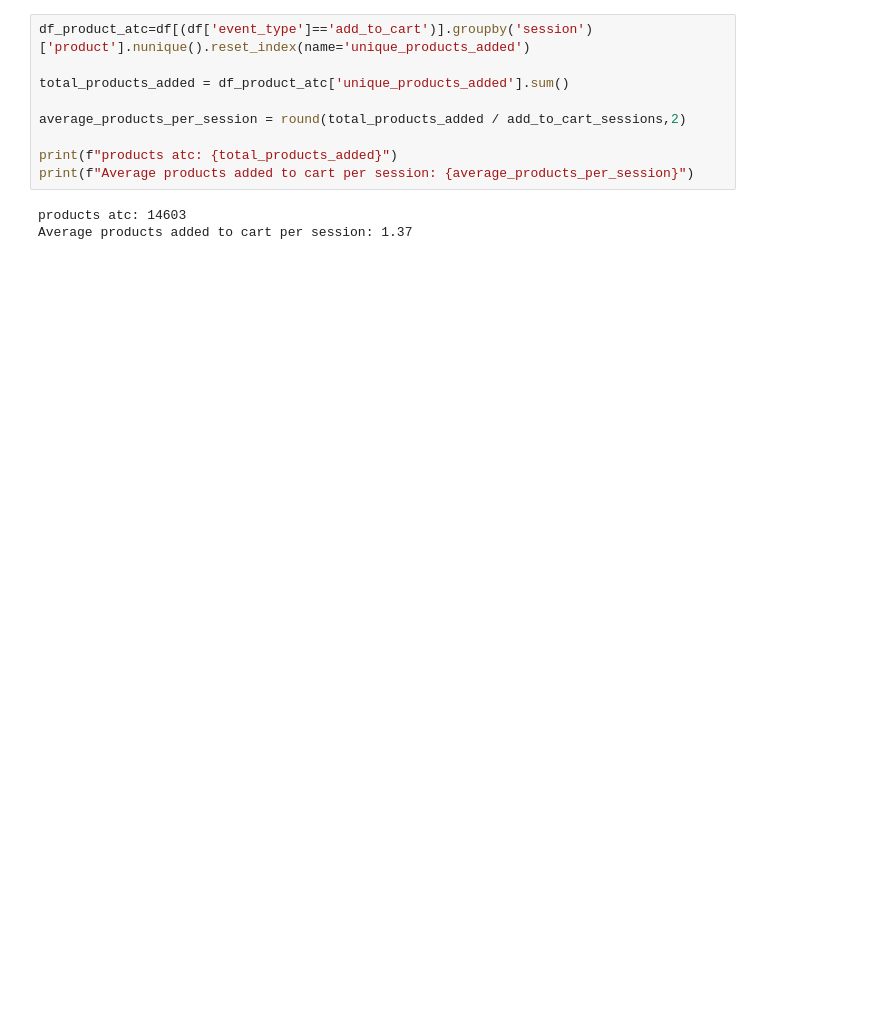
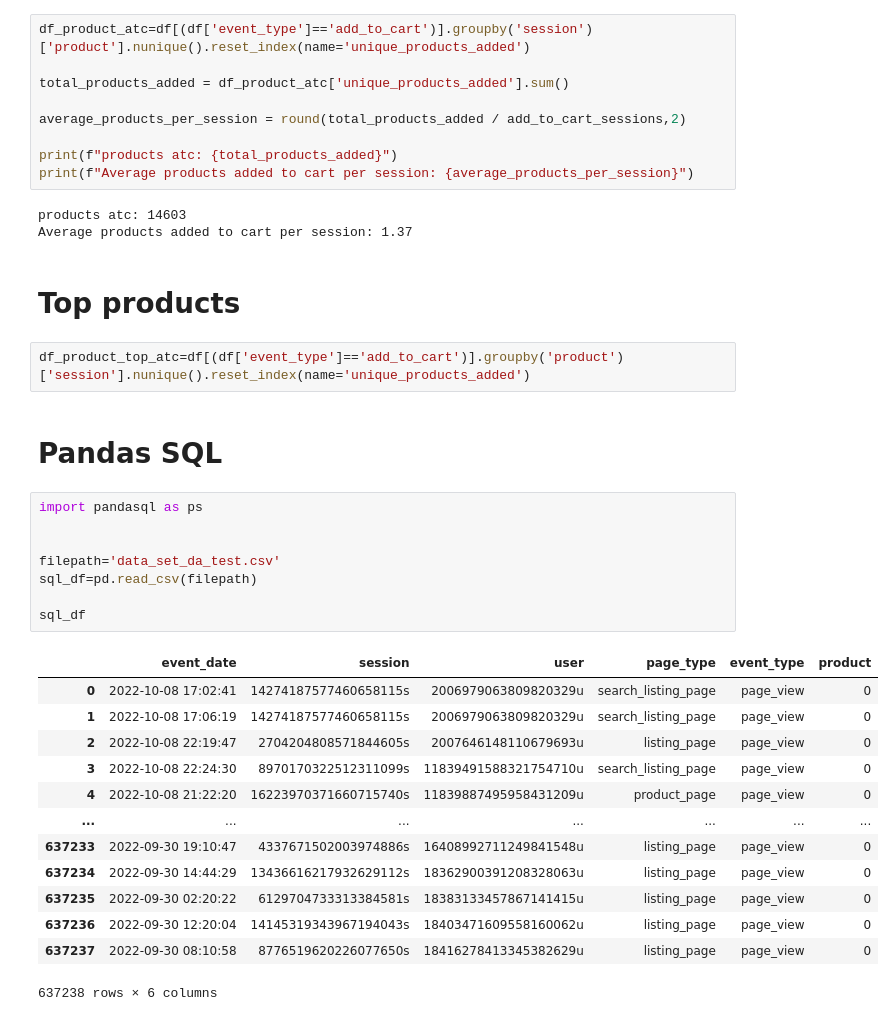
Before and after one commit to jvanalytics/ecommerce_dashboard_streamlit, a Jupyter notebook: notebook.ipynb, the cells around one changed output. Drawn from its saved outputs; the diff is of its cells as text; blank space fills up the shorter version.

```diff
--- a/notebook.ipynb
+++ b/notebook.ipynb
@@ -370,3 +453,31 @@ print(f"Average products added to cart per session: {average_products_per_sessio
 # %% [output]
 products atc: 14603
 Average products added to cart per session: 1.37
+# %% [markdown]
+# Top products
+# %%
+df_product_top_atc=df[(df['event_type']=='add_to_cart')].groupby('product')['session'].nunique().reset_index(name='unique_products_added')
+# %% [markdown]
+# Pandas SQL
+# %%
+import pandasql as ps
+
+
+filepath='data_set_da_test.csv'
+sql_df=pd.read_csv(filepath)
+
+sql_df
+# %% [output]
+|  | event_date | session | user | page_type | event_type | product |
+| 0 | 2022-10-08 17:02:41 | 14274187577460658115s | 2006979063809820329u | search_listing_page | page_view | 0 |
+| 1 | 2022-10-08 17:06:19 | 14274187577460658115s | 2006979063809820329u | search_listing_page | page_view | 0 |
+| 2 | 2022-10-08 22:19:47 | 2704204808571844605s | 2007646148110679693u | listing_page | page_view | 0 |
+| 3 | 2022-10-08 22:24:30 | 8970170322512311099s | 11839491588321754710u | search_listing_page | page_view | 0 |
+| 4 | 2022-10-08 21:22:20 | 16223970371660715740s | 11839887495958431209u | product_page | page_view | 0 |
+| ... | ... | ... | ... | ... | ... | ... |
+| 637233 | 2022-09-30 19:10:47 | 4337671502003974886s | 16408992711249841548u | listing_page | page_view | 0 |
+| 637234 | 2022-09-30 14:44:29 | 13436616217932629112s | 18362900391208328063u | listing_page | page_view | 0 |
+| 637235 | 2022-09-30 02:20:22 | 6129704733313384581s | 18383133457867141415u | listing_page | page_view | 0 |
+| 637236 | 2022-09-30 12:20:04 | 14145319343967194043s | 18403471609558160062u | listing_page | page_view | 0 |
+| 637237 | 2022-09-30 08:10:58 | 8776519620226077650s | 18416278413345382629u | listing_page | page_view | 0 |
+637238 rows × 6 columns
```
Also changed, not shown: parts of 12 cells of this notebook, 1 other file.
